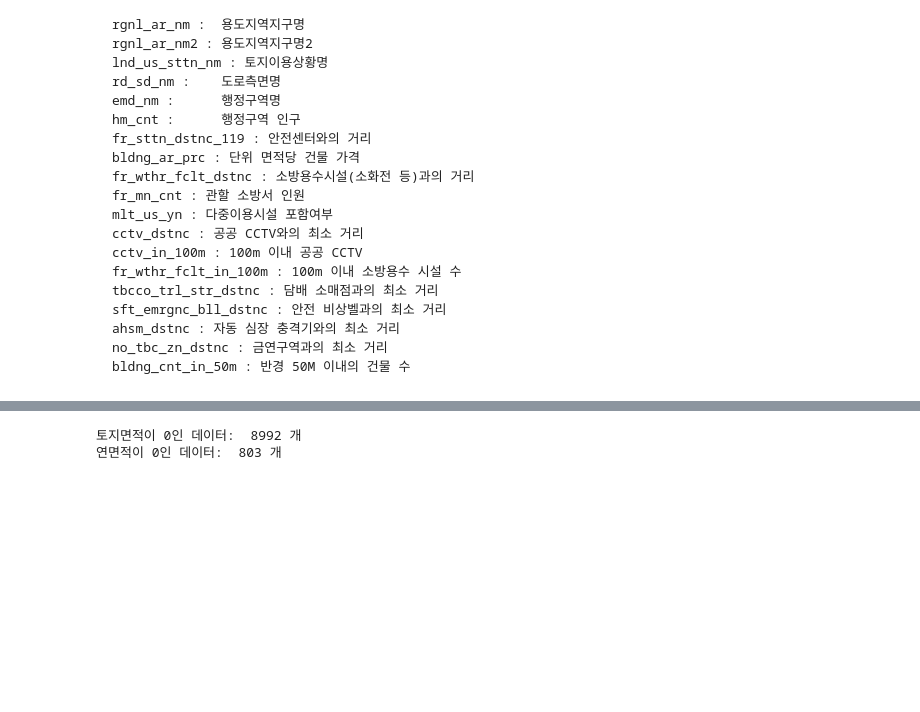
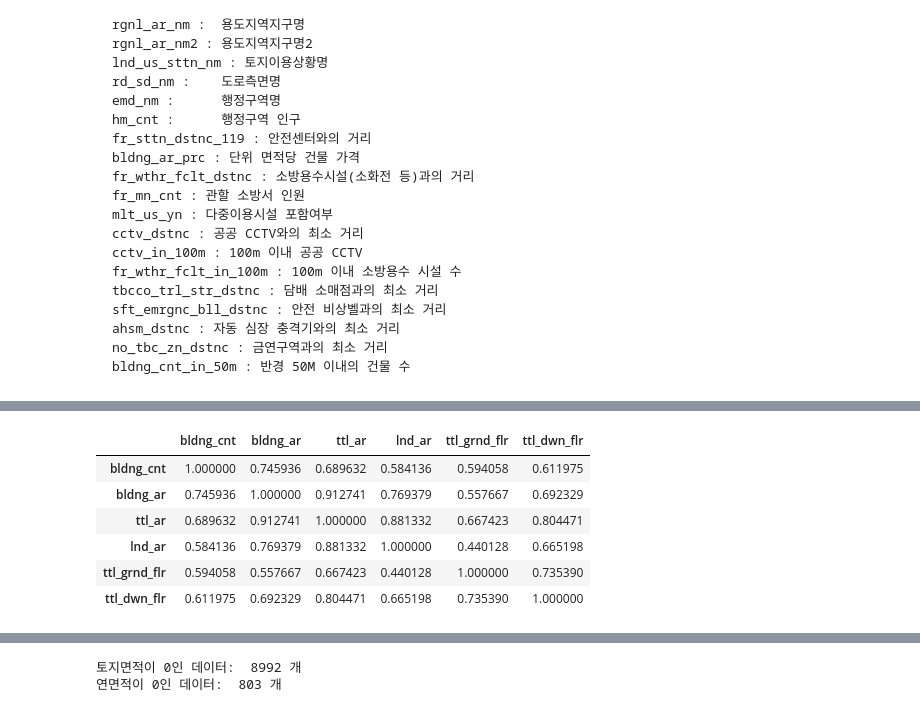
Before and after one commit to hanseul-wang/fire-prediction-model-Kimhae, a Jupyter notebook: Fire/Data_analysis/Train_Data_EDA.ipynb, the cells around one changed output, grey strips where cells are left out. Drawn from its saved outputs; the diff is of its cells as text; code cells hidden in the pictures; blank space fills up the shorter version.

```diff
--- a/Fire/Data_analysis/Train_Data_EDA.ipynb
+++ b/Fire/Data_analysis/Train_Data_EDA.ipynb
@@ -129,0 +291,12 @@ tDB['tt_flr'] = tDB['ttl_grnd_flr'] + tDB['ttl_dwn_flr']
+# %%
+#plt.figure(figsize = (10,10))
+#sns.heatmap(data = width_drop.corr(), annot=True, fmt = '.2f', linewidths=.2, cmap='Blues' )
+width_drop.corr()
+# %% [output]
+|  | bldng_cnt | bldng_ar | ttl_ar | lnd_ar | ttl_grnd_flr | ttl_dwn_flr |
+| bldng_cnt | 1.000000 | 0.745936 | 0.689632 | 0.584136 | 0.594058 | 0.611975 |
+| bldng_ar | 0.745936 | 1.000000 | 0.912741 | 0.769379 | 0.557667 | 0.692329 |
+| ttl_ar | 0.689632 | 0.912741 | 1.000000 | 0.881332 | 0.667423 | 0.804471 |
+| lnd_ar | 0.584136 | 0.769379 | 0.881332 | 1.000000 | 0.440128 | 0.665198 |
+| ttl_grnd_flr | 0.594058 | 0.557667 | 0.667423 | 0.440128 | 1.000000 | 0.735390 |
+| ttl_dwn_flr | 0.611975 | 0.692329 | 0.804471 | 0.665198 | 0.735390 | 1.000000 |
```
Also changed, not shown: parts of 42 cells of this notebook, 5 other files.
